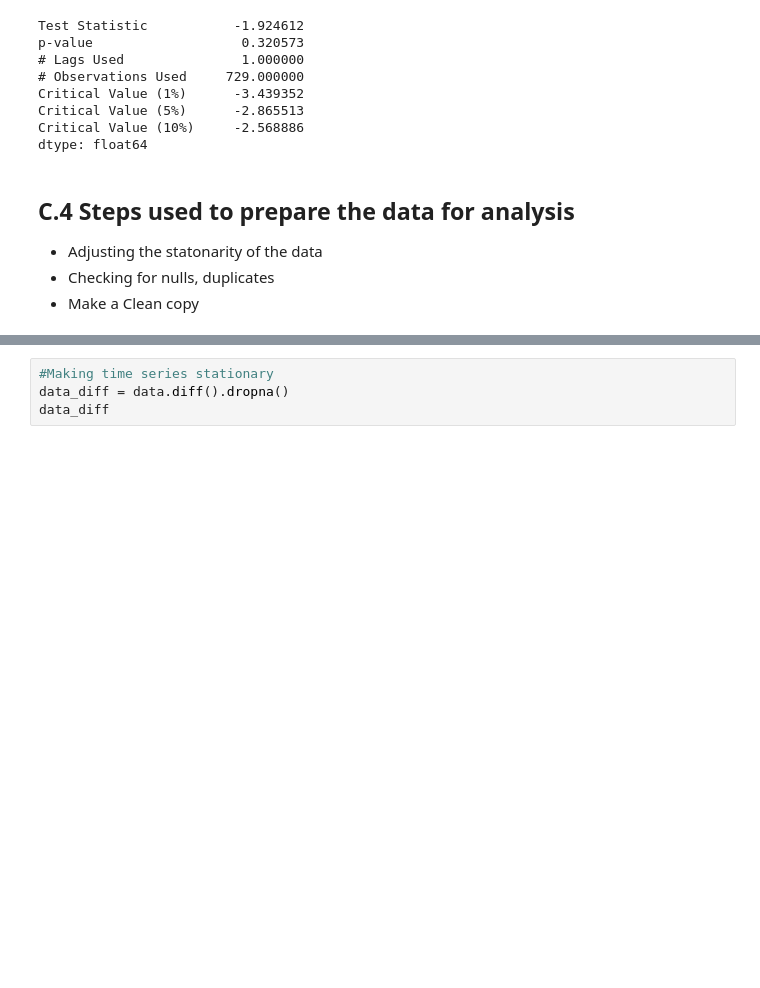
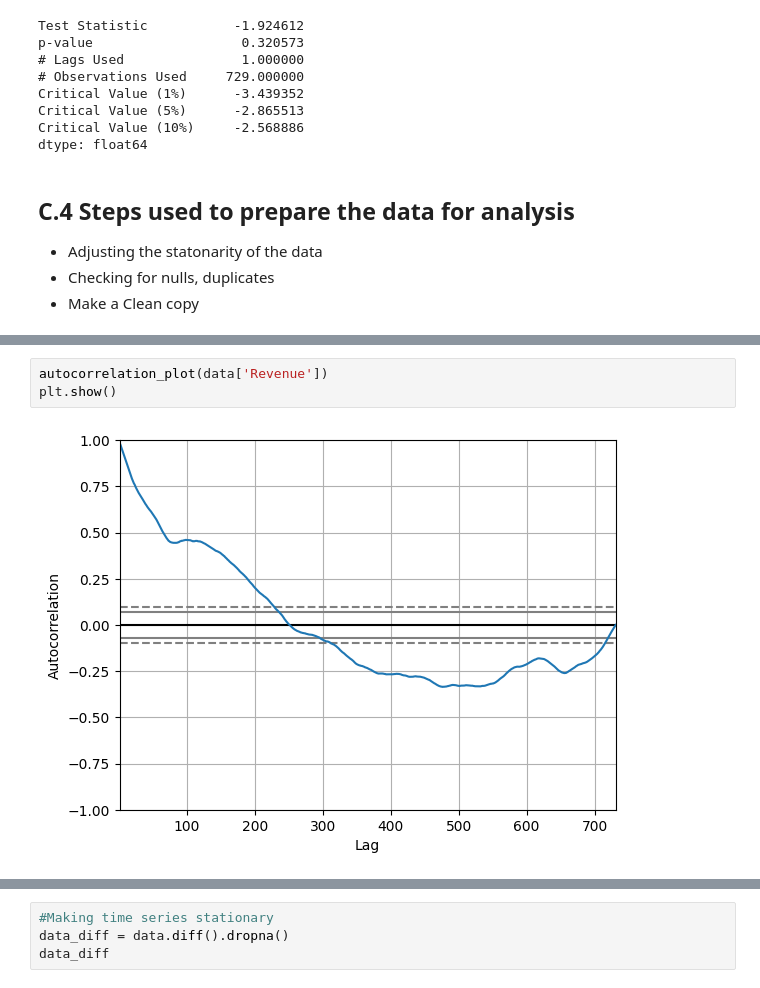
Before and after one commit to cfreeman22/D213, a Jupyter notebook: D213_task1_b.ipynb, the cells around one changed output, grey strips where cells are left out. Cells and saved outputs as stored; diff of their text form; blank space fills up the shorter version.

```diff
--- a/D213_task1_b.ipynb
+++ b/D213_task1_b.ipynb
@@ -112,0 +148,5 @@ dtype: float64
+# %%
+autocorrelation_plot(data['Revenue'])
+plt.show()
+# %% [output]
+[figure, added]
```
Also changed, not shown: parts of 31 cells of this notebook.
